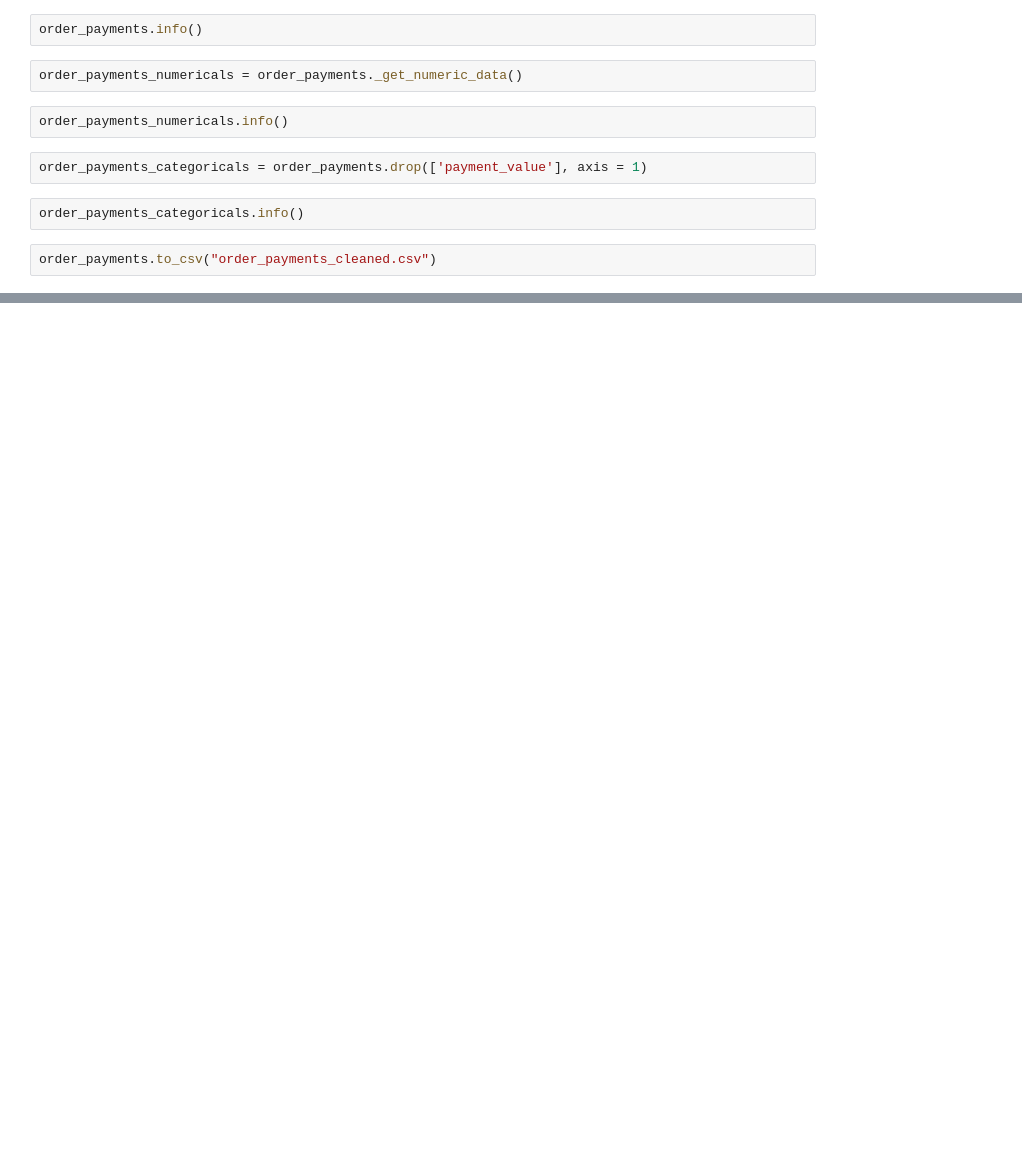
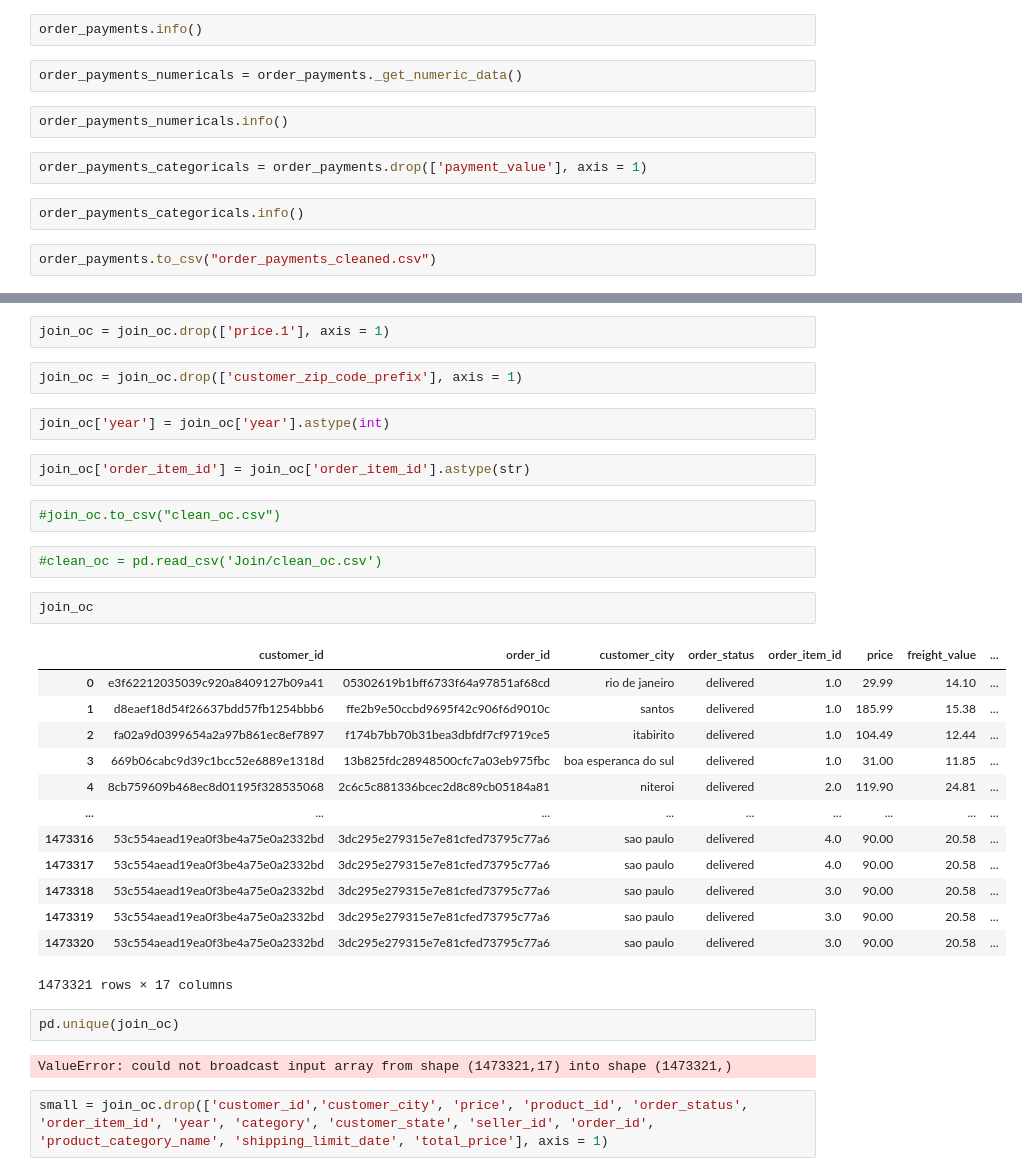
Before and after one commit to lepetitnoir/BI_Midterm_Project_Olist, a Jupyter notebook: EDA_Olist_Paul.ipynb, the cells around one changed output, grey strips where cells are left out. Cells and saved outputs as stored; diff of their text form; blank space fills up the shorter version.

```diff
--- a/EDA_Olist_Paul.ipynb
+++ b/EDA_Olist_Paul.ipynb
@@ -489,0 +504,34 @@ order_payments.to_csv("order_payments_cleaned.csv")
+# %%
+join_oc = join_oc.drop(['price.1'], axis = 1)
+# %%
+join_oc = join_oc.drop(['customer_zip_code_prefix'], axis = 1)
+# %%
+join_oc['year'] = join_oc['year'].astype(int)
+# %%
+join_oc['order_item_id'] = join_oc['order_item_id'].astype(str)
+# %%
+#join_oc.to_csv("clean_oc.csv")
+# %%
+#clean_oc = pd.read_csv('Join/clean_oc.csv')
+# %%
+join_oc
+# %% [output]
+|  | customer_id | order_id | customer_city | order_status | order_item_id | price | freight_value | ... |
+| 0 | e3f62212035039c920a8409127b09a41 | 05302619b1bff6733f64a97851af68cd | rio de janeiro | delivered | 1.0 | 29.99 | 14.10 | ... |
+| 1 | d8eaef18d54f26637bdd57fb1254bbb6 | ffe2b9e50ccbd9695f42c906f6d9010c | santos | delivered | 1.0 | 185.99 | 15.38 | ... |
+| 2 | fa02a9d0399654a2a97b861ec8ef7897 | f174b7bb70b31bea3dbfdf7cf9719ce5 | itabirito | delivered | 1.0 | 104.49 | 12.44 | ... |
+| 3 | 669b06cabc9d39c1bcc52e6889e1318d | 13b825fdc28948500cfc7a03eb975fbc | boa esperanca do sul | delivered | 1.0 | 31.00 | 11.85 | ... |
+| 4 | 8cb759609b468ec8d01195f328535068 | 2c6c5c881336bcec2d8c89cb05184a81 | niteroi | delivered | 2.0 | 119.90 | 24.81 | ... |
+| ... | ... | ... | ... | ... | ... | ... | ... | ... |
+| 1473316 | 53c554aead19ea0f3be4a75e0a2332bd | 3dc295e279315e7e81cfed73795c77a6 | sao paulo | delivered | 4.0 | 90.00 | 20.58 | ... |
+| 1473317 | 53c554aead19ea0f3be4a75e0a2332bd | 3dc295e279315e7e81cfed73795c77a6 | sao paulo | delivered | 4.0 | 90.00 | 20.58 | ... |
+| 1473318 | 53c554aead19ea0f3be4a75e0a2332bd | 3dc295e279315e7e81cfed73795c77a6 | sao paulo | delivered | 3.0 | 90.00 | 20.58 | ... |
+| 1473319 | 53c554aead19ea0f3be4a75e0a2332bd | 3dc295e279315e7e81cfed73795c77a6 | sao paulo | delivered | 3.0 | 90.00 | 20.58 | ... |
+| 1473320 | 53c554aead19ea0f3be4a75e0a2332bd | 3dc295e279315e7e81cfed73795c77a6 | sao paulo | delivered | 3.0 | 90.00 | 20.58 | ... |
+1473321 rows × 17 columns
+# %%
+pd.unique(join_oc)
+# %% [output]
+ValueError: could not broadcast input array from shape (1473321,17) into shape (1473321,)
+# %%
+small = join_oc.drop(['customer_id','customer_city', 'price', 'product_id', 'order_status', 'order_item_id', 'year', 'category', 'customer_state', 'seller_id', 'order_id', 'product_category_name', 'shipping_limit_date', 'total_price'], axis = 1)
```
Also changed, not shown: parts of 9 cells of this notebook, 5 other files.
